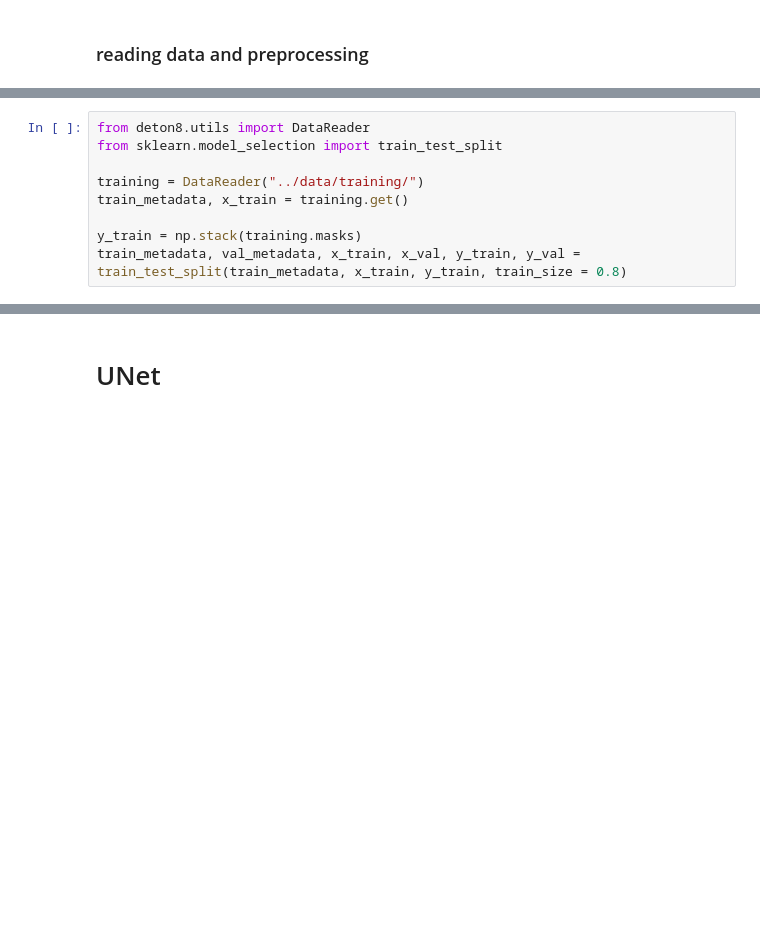
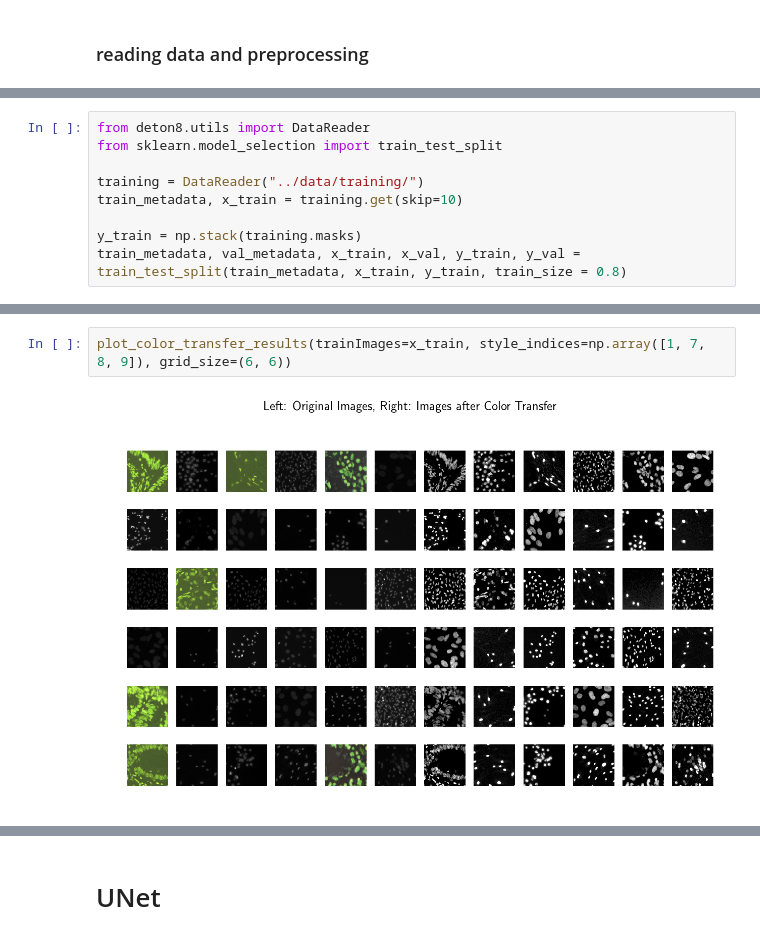
Before and after one commit to gvacaliuc/comp540-term-project, a Jupyter notebook: notebooks/blog-post-3.ipynb, the cells around one changed output, grey strips where cells are left out. Cells and saved outputs as stored; diff of their text form; blank space fills up the shorter version.

Commit message:
update blog post to include color transfer stuff

```diff
--- a/notebooks/blog-post-3.ipynb
+++ b/notebooks/blog-post-3.ipynb
@@ -54,7 +33,7 @@ from deton8.utils import DataReader
 from sklearn.model_selection import train_test_split
 
 training = DataReader("../data/training/")
-train_metadata, x_train = training.get()
+train_metadata, x_train = training.get(skip=10)
 
 y_train = np.stack(training.masks)
 train_metadata, val_metadata, x_train, x_val, y_train, y_val = train_test_split(train_metadata, x_train, y_train, train_size = 0.8)
@@ -235,0 +56,4 @@ plot_prediction(pa_regressor, x_val_transformed[num], y_val[num])
+# %%
+plot_color_transfer_results(trainImages=x_train, style_indices=np.array([1, 7, 8, 9]), grid_size=(6, 6))
+# %% [output]
+[figure, added]
```
Also changed, not shown: parts of 42 cells of this notebook.
